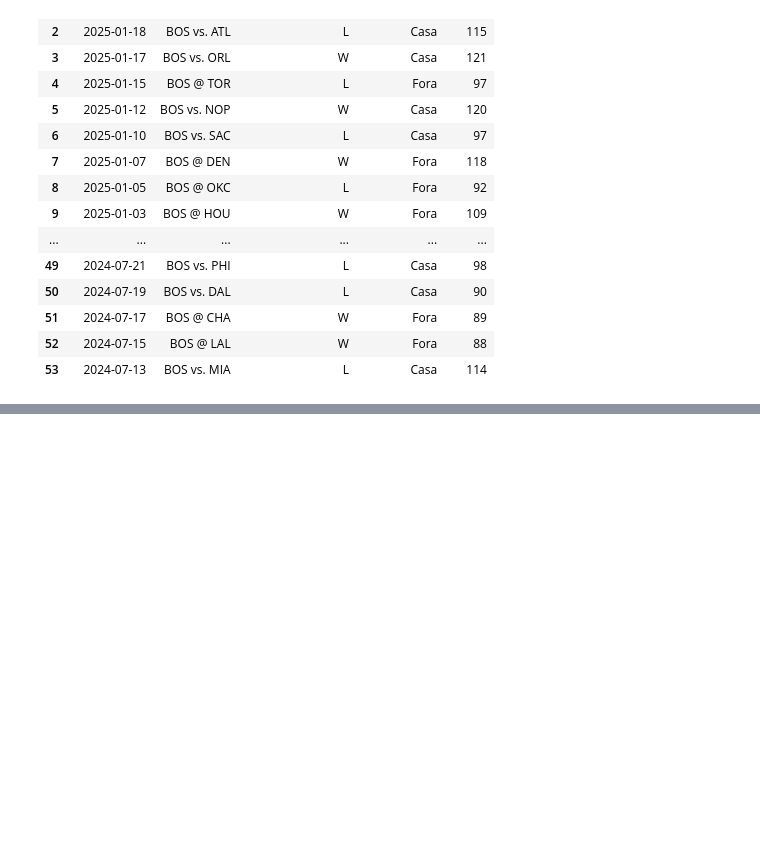
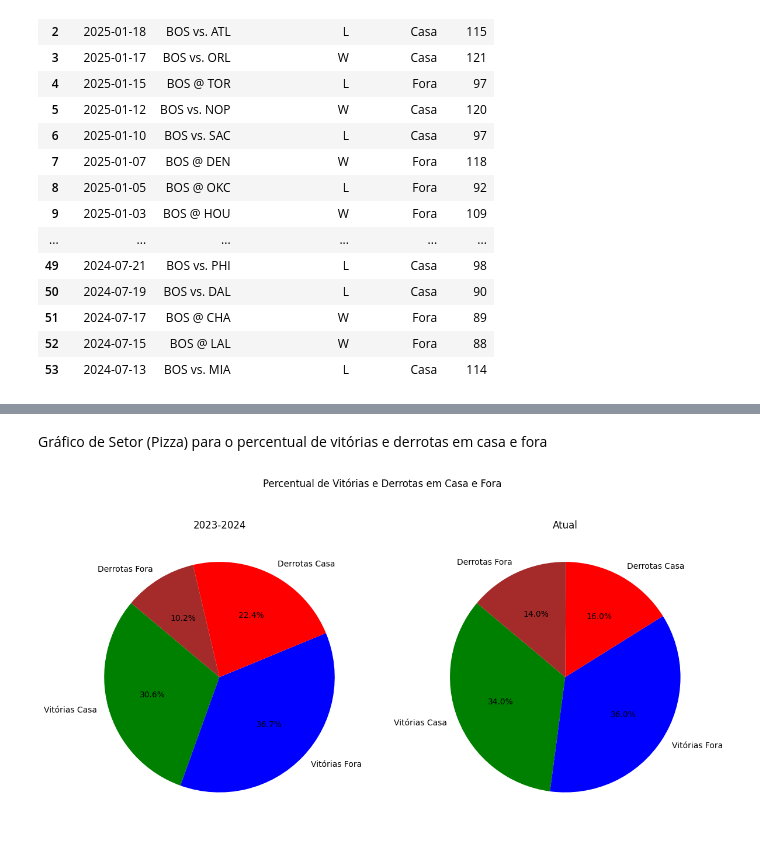
Before and after one commit to jacksonlmp/data_science_nba, a Jupyter notebook: notebook/data_exploration.ipynb, the cells around one changed output, grey strips where cells are left out. Cells and saved outputs as stored; diff of their text form; code cells hidden in the pictures; blank space fills up the shorter version.

```diff
--- a/notebook/data_exploration.ipynb
+++ b/notebook/data_exploration.ipynb
@@ -431,0 +538,16 @@ Jogos do Boston Celtics - Temporada 2023-2024:
+# %% [markdown]
+Gráfico de Setor (Pizza) para o percentual de vitórias e derrotas em casa e fora
+# %%
+labels = ['Vitórias Casa', 'Vitórias Fora', 'Derrotas Casa', 'Derrotas Fora']
+sizes_2023_24 = [home_wins_2023_24, away_wins_2023_24, home_losses_2023_24, away_losses_2023_24]
+sizes_current = [home_wins_current, away_wins_current, home_losses_current, away_losses_current]
+
+fig, (ax1, ax2) = plt.subplots(1, 2, figsize=(14, 7))
+ax1.pie(sizes_2023_24, labels=labels, autopct='%1.1f%%', colors=['green', 'blue', 'red', 'brown'], startangle=140)
+ax1.set_title('2023-2024')
+ax2.pie(sizes_current, labels=labels, autopct='%1.1f%%', colors=['green', 'blue', 'red', 'brown'], startangle=140)
+ax2.set_title('Atual')
+plt.suptitle("Percentual de Vitórias e Derrotas em Casa e Fora")
+plt.show()
+# %% [output]
+[figure, added]
```
Also changed, not shown: parts of 23 cells of this notebook, 12 other files.
